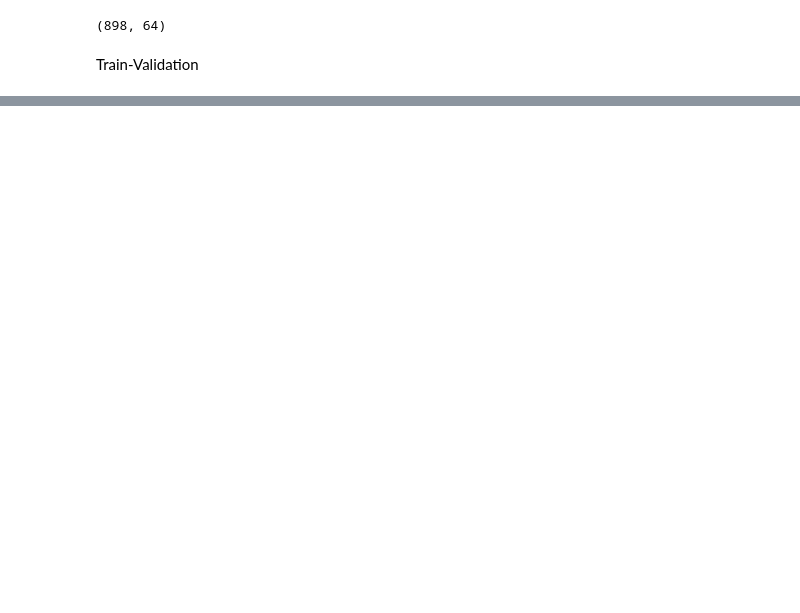
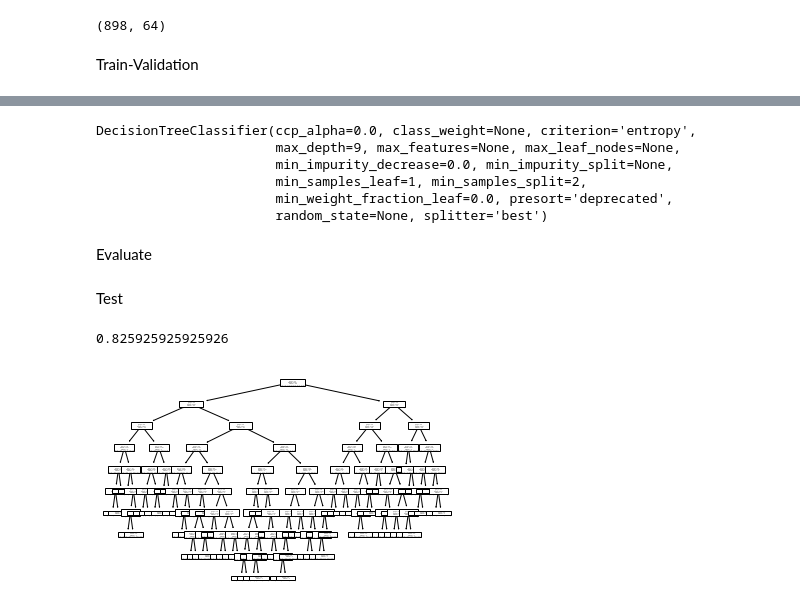
Before and after one commit to kittimaxz/DWDM21, a Jupyter notebook: Chapter7_Classification(Decision_Tree).ipynb, the cells around one changed output, grey strips where cells are left out. Saved outputs shown, nothing was run; the diff lists cells and outputs as text; code cells hidden in the pictures; blank space fills up the shorter version.

```diff
--- a/Chapter7_Classification(Decision_Tree).ipynb
+++ b/Chapter7_Classification(Decision_Tree).ipynb
@@ -180,0 +350,2 @@ X_train.shape
+# %%
+mytree_4 = DecisionTreeClassifier(criterion='entropy',max_depth=9)
@@ -180,0 +354,11 @@ X_train.shape
+# %%
+mytree_4.fit(X_train2,y_train2)
+# %% [output]
+DecisionTreeClassifier(ccp_alpha=0.0, class_weight=None, criterion='entropy',
+                       max_depth=9, max_features=None, max_leaf_nodes=None,
+                       min_impurity_decrease=0.0, min_impurity_split=None,
+                       min_samples_leaf=1, min_samples_split=2,
+                       min_weight_fraction_leaf=0.0, presort='deprecated',
+                       random_state=None, splitter='best')
+# %% [markdown]
+Evaluate
@@ -180,0 +367,2 @@ X_train.shape
+# %% [markdown]
+Test
@@ -180,0 +371,8 @@ X_train.shape
+# %%
+accuracy_score(y_val, mytree_4_result )
+# %% [output]
+0.825925925925926
+# %%
+plot_tree(mytree_4);
+# %% [output]
+[figure, added]
```
Also changed, not shown: parts of 72 cells of this notebook.
